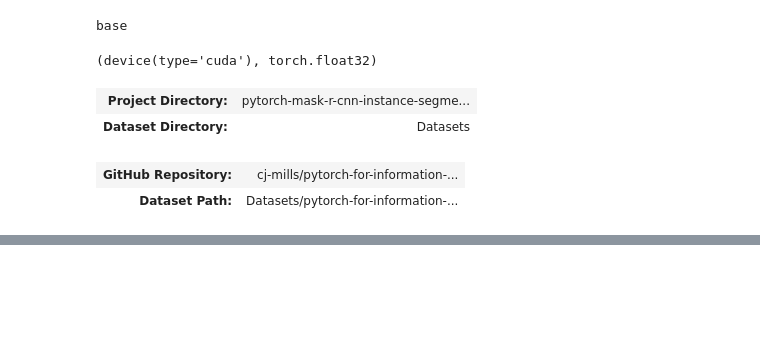
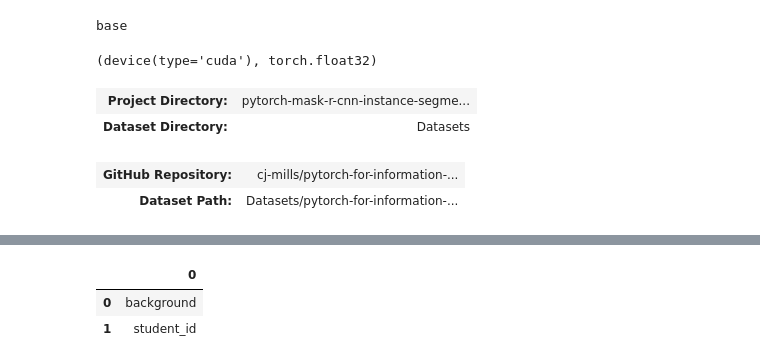
Before and after one commit to yadavsayan9/mask-r-cnn-based-student-id-card, a Jupyter notebook: ID-Card Segmentation.ipynb, the cells around one changed output, grey strips where cells are left out. Drawn from its saved outputs; the diff is of its cells as text; code cells hidden in the pictures; blank space fills up the shorter version.

```diff
--- a/ID-Card Segmentation.ipynb
+++ b/ID-Card Segmentation.ipynb
@@ -179,0 +234,8 @@ plt.show()
+# %%
+#adding a background class
+class_names = ['background']+class_names
+pd.DataFrame(class_names)
+# %% [output]
+|  | 0 |
+| 0 | background |
+| 1 | student_id |
```
Also changed, not shown: parts of 11 cells of this notebook, 2 other files.
